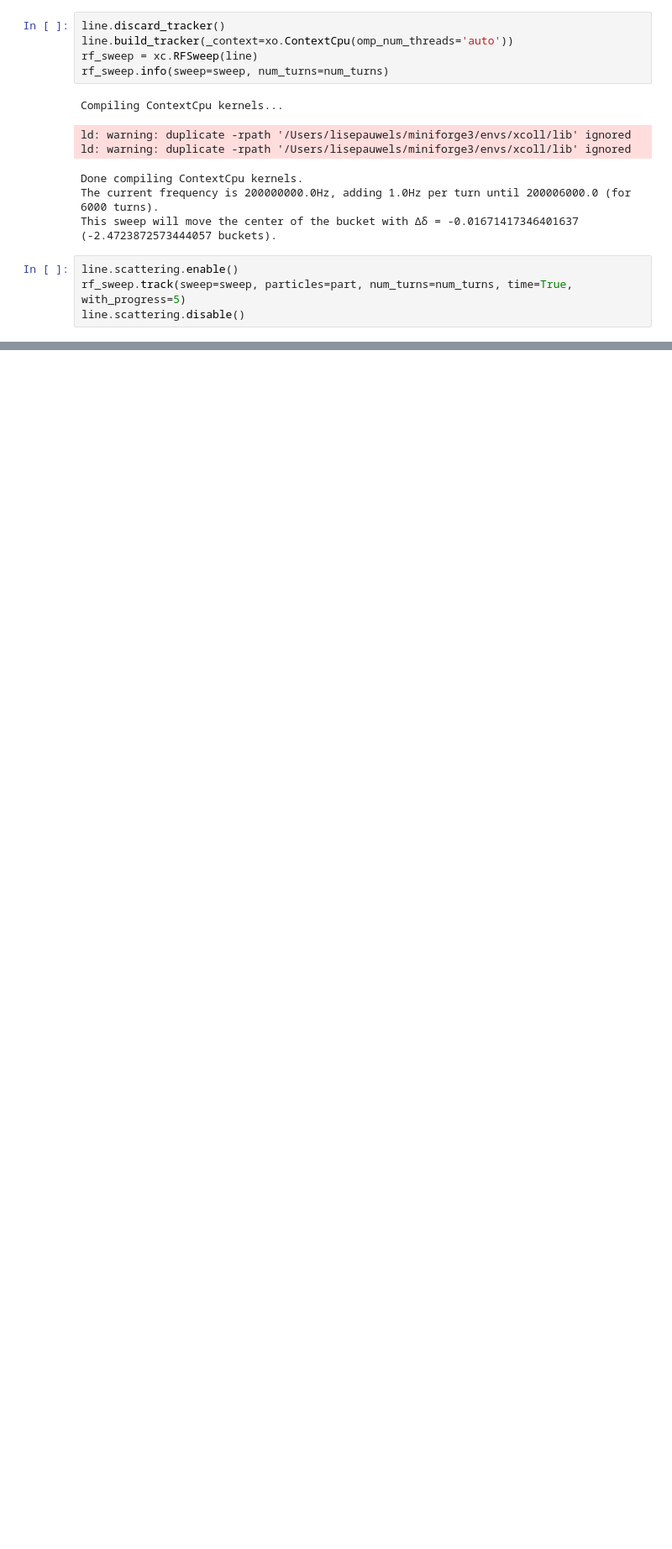
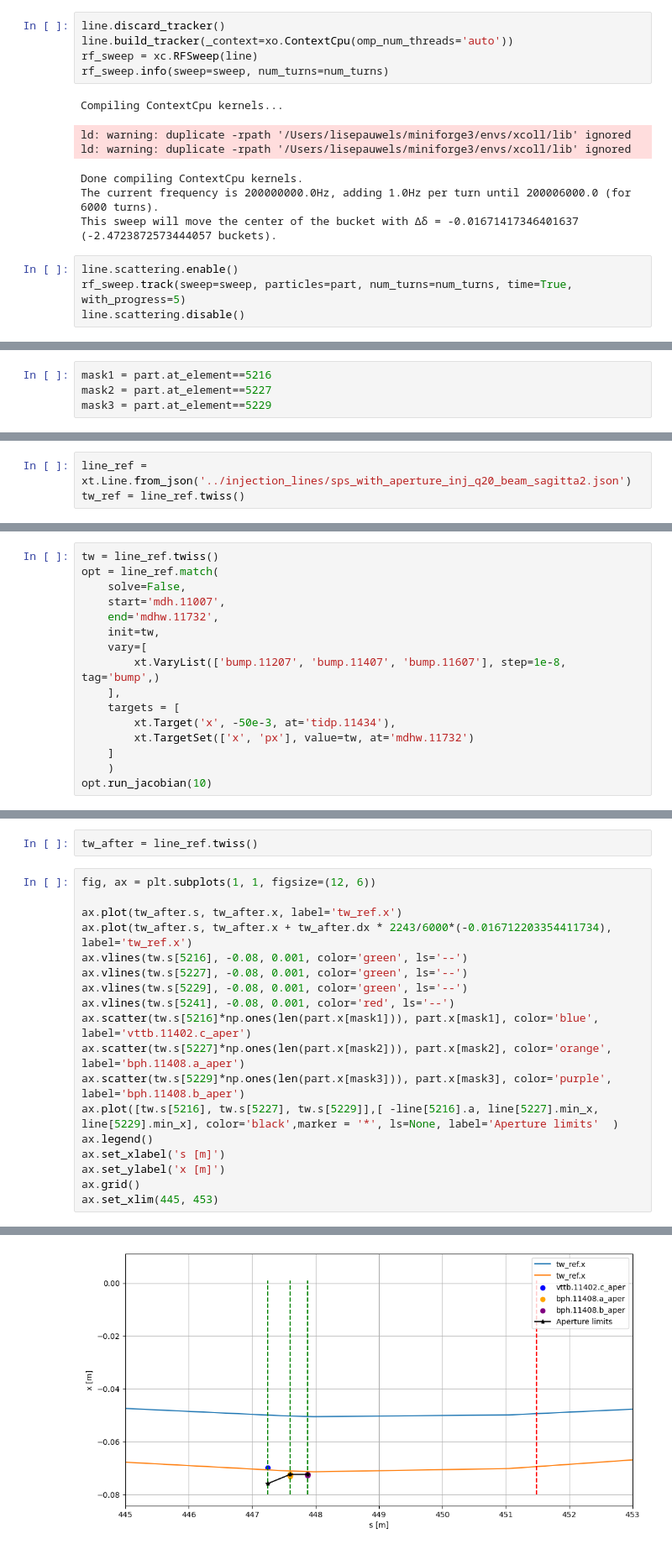
Before and after one commit to lisepauwels/sps_simulations, a Jupyter notebook: Prototyping/20250703.ipynb, the cells around one changed output, grey strips where cells are left out. Shown at 84% size. Cells and saved outputs as stored; diff of their text form; blank space fills up the shorter version.

Commit message:
Bump problem solved

```diff
--- a/Prototyping/20250703.ipynb
+++ b/Prototyping/20250703.ipynb
@@ -107,0 +346,4 @@ line.scattering.disable()
+# %%
+mask1 = part.at_element==5216
+mask2 = part.at_element==5227
+mask3 = part.at_element==5229
@@ -107,0 +388,3 @@ line.scattering.disable()
+# %%
+line_ref = xt.Line.from_json('../injection_lines/sps_with_aperture_inj_q20_beam_sagitta2.json')
+tw_ref = line_ref.twiss()
@@ -107,0 +406,16 @@ line.scattering.disable()
+# %%
+tw = line_ref.twiss()
+opt = line_ref.match(
+    solve=False,
+    start='mdh.11007',
+    end='mdhw.11732',
+    init=tw,
+    vary=[
+        xt.VaryList(['bump.11207', 'bump.11407', 'bump.11607'], step=1e-8, tag='bump',)
+    ],
+    targets = [
+        xt.Target('x', -50e-3, at='tidp.11434'),
+        xt.TargetSet(['x', 'px'], value=tw, at='mdhw.11732')
+    ]
+    )
+opt.run_jacobian(10)
@@ -107,0 +426,21 @@ line.scattering.disable()
+# %%
+tw_after = line_ref.twiss()
+# %%
+fig, ax = plt.subplots(1, 1, figsize=(12, 6))
+
+ax.plot(tw_after.s, tw_after.x, label='tw_ref.x')
+ax.plot(tw_after.s, tw_after.x + tw_after.dx * 2243/6000*(-0.016712203354411734), label='tw_ref.x')
+ax.vlines(tw.s[5216], -0.08, 0.001, color='green', ls='--')
+ax.vlines(tw.s[5227], -0.08, 0.001, color='green', ls='--')
+ax.vlines(tw.s[5229], -0.08, 0.001, color='green', ls='--')
+ax.vlines(tw.s[5241], -0.08, 0.001, color='red', ls='--')
+ax.scatter(tw.s[5216]*np.ones(len(part.x[mask1])), part.x[mask1], color='blue', label='vttb.11402.c_aper')
+ax.scatter(tw.s[5227]*np.ones(len(part.x[mask2])), part.x[mask2], color='orange', label='bph.11408.a_aper')
+ax.scatter(tw.s[5229]*np.ones(len(part.x[mask3])), part.x[mask3], color='purple', label='bph.11408.b_aper')
+ax.plot([tw.s[5216], tw.s[5227], tw.s[5229]],[ -line[5216].a, line[5227].min_x, line[5229].min_x], color='black',marker = '*', ls=None, label='Aperture limits'  )
+ax.legend()
+ax.set_xlabel('s [m]')
+ax.set_ylabel('x [m]')
+ax.grid()
+ax.set_xlim(445, 453)
+# %% [output]
@@ -107,0 +448 @@ line.scattering.disable()
+[figure, added]
```
Also changed, not shown: parts of 33 cells of this notebook.
